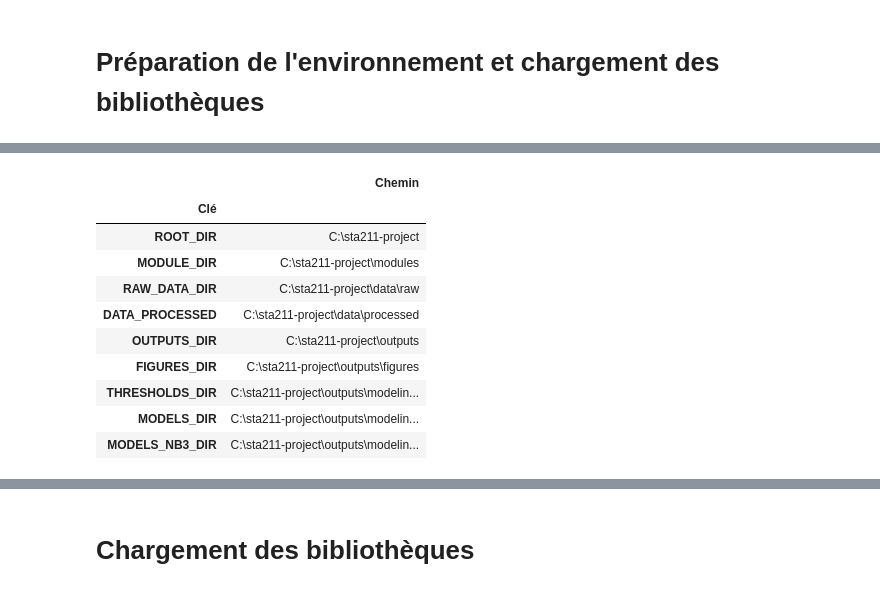
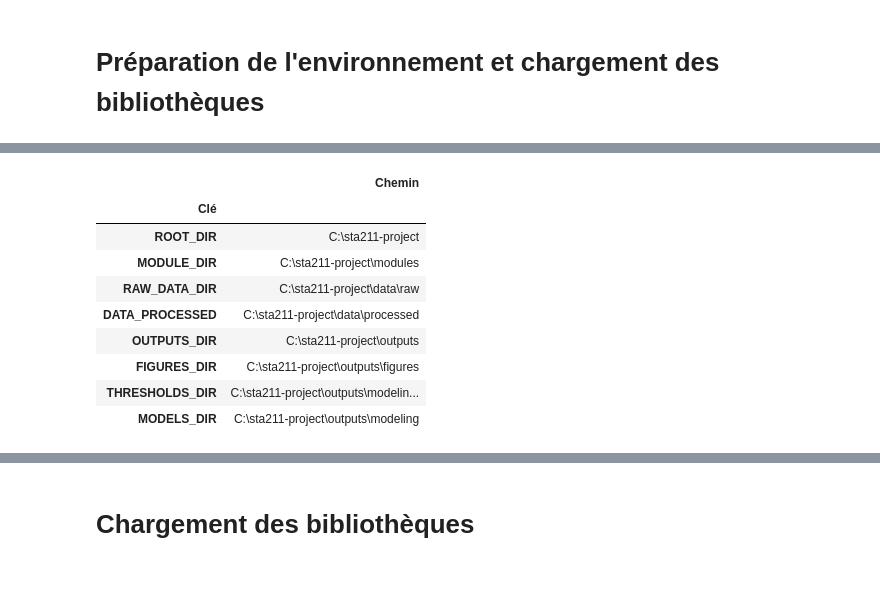
Before and after one commit to Abdoullatuf/sta211-project, a Jupyter notebook: 03_Stacking_et_predictions_finales.ipynb, the cells around one changed output, grey strips where cells are left out. Saved outputs shown, nothing was run; the diff lists cells and outputs as text; code cells hidden in the pictures.

Commit message:
Mise à jour du notebook 3 testé jusqu'à la cellule RFEC

```diff
--- a/03_Stacking_et_predictions_finales.ipynb
+++ b/03_Stacking_et_predictions_finales.ipynb
@@ -121,8 +121,8 @@ cfg.paths.DATA_PROCESSED = ROOT_DIR / "data" / "processed"
 cfg.paths.OUTPUTS_DIR = ROOT_DIR / "outputs"
 cfg.paths.FIGURES_DIR = ROOT_DIR / "outputs" / "figures"
 cfg.paths.THRESHOLDS_DIR = ROOT_DIR / "outputs" / "modeling" / "thresholds"
-cfg.paths.MODELS_DIR = ROOT_DIR / "outputs"/ "modeling" / "notebook2"
-cfg.paths.MODELS_NB3_DIR = ROOT_DIR / "outputs" / "modeling" / "notebook3"
+cfg.paths.MODELS_DIR = ROOT_DIR / "outputs"/ "modeling"
+
 
 # ── 6. Affichage des chemins utiles
 def display_paths(style: bool = True):
@@ -135,8 +135,7 @@ def display_paths(style: bool = True):
         "OUTPUTS_DIR": cfg.paths.OUTPUTS_DIR,
         "FIGURES_DIR": cfg.paths.FIGURES_DIR,
         "THRESHOLDS_DIR": cfg.paths.THRESHOLDS_DIR,
-        "MODELS_DIR": cfg.paths.MODELS_DIR,
-        "MODELS_NB3_DIR": cfg.paths.MODELS_NB3_DIR
+        "MODELS_DIR": cfg.paths.MODELS_DIR
     }
     rows = [{"Clé": k, "Chemin": str(v)} for k, v in paths_dict.items()]
     df = pd.DataFrame(rows).set_index("Clé")
@@ -150,7 +149,6 @@ def display_paths(style: bool = True):
 RAW_DATA_DIR          = cfg.paths.RAW_DATA_DIR
 DATA_PROCESSED        = cfg.paths.DATA_PROCESSED
 MODELS_DIR            = cfg.paths.MODELS_DIR
-MODELS_NB3_DIR            = cfg.paths.MODELS_NB3_DIR
 FIGURES_DIR           = cfg.paths.FIGURES_DIR
 THRESHOLDS_DIR        = cfg.paths.THRESHOLDS_DIR
 OUTPUTS_DIR           = cfg.paths.OUTPUTS_DIR
@@ -164,12 +162,11 @@ logger.info("✅ Initialisation complète réussie - Notebook 02 prêt !")
 ✅ Configuration chargée depuis config.py
 |  | Chemin |
 | Clé |  |
 | ROOT_DIR | C:\sta211-project |
 | MODULE_DIR | C:\sta211-project\modules |
 | RAW_DATA_DIR | C:\sta211-project\data\raw |
 | DATA_PROCESSED | C:\sta211-project\data\processed |
 | OUTPUTS_DIR | C:\sta211-project\outputs |
 | FIGURES_DIR | C:\sta211-project\outputs\figures |
 | THRESHOLDS_DIR | C:\sta211-project\outputs\modelin... |
-| MODELS_DIR | C:\sta211-project\outputs\modelin... |
-| MODELS_NB3_DIR | C:\sta211-project\outputs\modelin... |
+| MODELS_DIR | C:\sta211-project\outputs\modeling |
```
Also changed, not shown: parts of 13 cells of this notebook.
